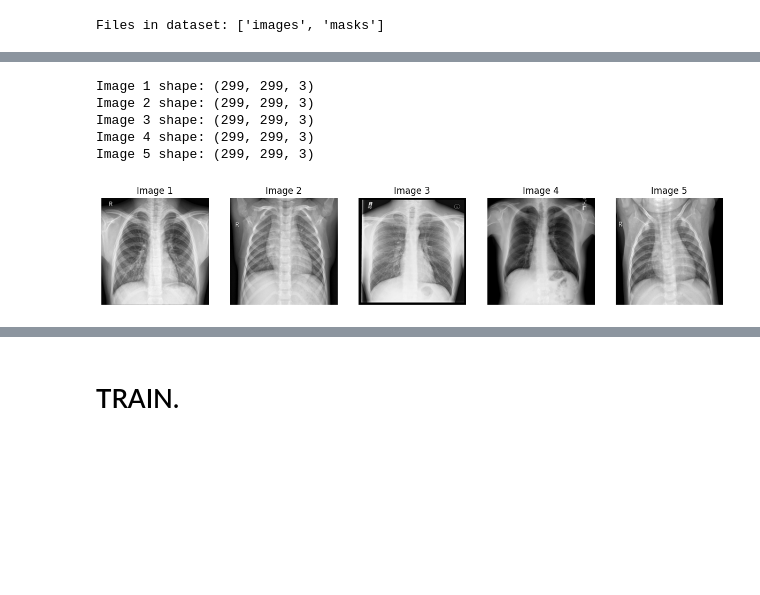
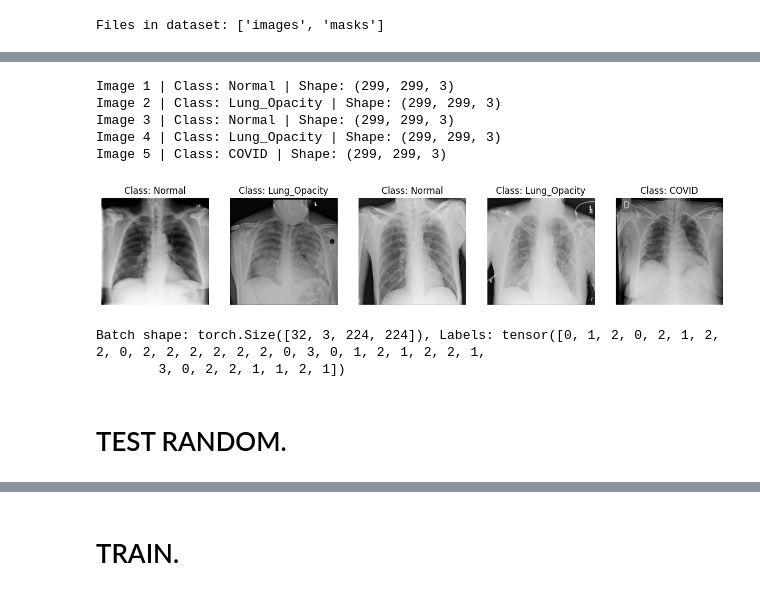
Before and after one commit to MinHius/ViT-CAM-for-Biomedical-Image-Analysis, a Jupyter notebook: vit-cam.ipynb, the cells around one changed output, grey strips where cells are left out. Drawn from its saved outputs; the diff is of its cells as text; code cells hidden in the pictures; blank space fills up the shorter version.

Commit message:
Kaggle Notebook | ViT-CAM | set up dataset

```diff
--- a/vit-cam.ipynb
+++ b/vit-cam.ipynb
@@ -45,32 +126,38 @@ Files in dataset: ['images', 'masks']
 # %%
 import matplotlib.pyplot as plt
 import cv2
+import random
+from glob import glob
 
-# Updated path to the correct folder
-dataset_path = "/kaggle/input/covid19-radiography-database/COVID-19_Radiography_Dataset/Normal/images"
+# Define dataset path (update with 'train', 'val', or 'test')
+dataset_path = "/kaggle/working/covid_split/train"  # Change to 'val' or 'test' if needed
 
-# Get all image file paths
-image_files = [os.path.join(dataset_path, f) for f in os.listdir(dataset_path)]
+# Get all image file paths from subdirectories
+image_files = glob(os.path.join(dataset_path, "*/*.png"))  # Adjust extension if needed
 
-# Select 5 images
-num_images = min(5, len(image_files))  # Ensure we don't exceed available images
+# Randomly select 5 images
+num_images = 5
+selected_images = random.sample(image_files, num_images)  # Random sampling
+
+# Create plot
 fig, axes = plt.subplots(1, num_images, figsize=(15, 5))
 
-for i, img_path in enumerate(image_files[:num_images]):
-    img = cv2.imread(img_path)
-    print(f"Image {i+1} shape: {img.shape}")  # Print shape
-    img = cv2.cvtColor(img, cv2.IMREAD_GRAYSCALE)  # Convert to RGB
+for i, img_path in enumerate(selected_images):
+    img = cv2.imread(img_path)  # Read as grayscale
+    class_name = os.path.basename(os.path.dirname(img_path))  # Extract class from folder name
+
+    print(f"Image {i+1} | Class: {class_name} | Shape: {img.shape}")  # Print class & shape
 
     # Show image
-    axes[i].imshow(img)
-    axes[i].set_title(f"Image {i+1}")  # Title as Image number
+    axes[i].imshow(img, cmap="gray")  # Use 'gray' colormap for grayscale images
+    axes[i].set_title(f"Class: {class_name}")  # Show class as title
     axes[i].axis("off")
 
 plt.show()
 # %% [output]
-Image 1 shape: (299, 299, 3)
-Image 2 shape: (299, 299, 3)
-Image 3 shape: (299, 299, 3)
-Image 4 shape: (299, 299, 3)
-Image 5 shape: (299, 299, 3)
+Image 1 | Class: Normal | Shape: (299, 299, 3)
+Image 2 | Class: Lung_Opacity | Shape: (299, 299, 3)
+Image 3 | Class: Normal | Shape: (299, 299, 3)
+Image 4 | Class: Lung_Opacity | Shape: (299, 299, 3)
+Image 5 | Class: COVID | Shape: (299, 299, 3)
-[figure, old version]
+[figure, new version]
@@ -99,0 +164,27 @@ print("Grayscale conversion complete!")
+# %%
+# Define dataset paths
+train_dir = "/kaggle/working/covid_split/train"
+val_dir = "/kaggle/working/covid_split/val"
+test_dir = "/kaggle/working/covid_split/test"
+
+# Load datasets
+train_dataset = ViTDataset(root=train_dir)
+val_dataset = ViTDataset(root=val_dir)
+test_dataset = ViTDataset(root=test_dir)
+
+# Define batch size
+batch_size = 32
+
+# Create DataLoaders
+train_loader = DataLoader(train_dataset, batch_size=batch_size, shuffle=True, num_workers=2)
+val_loader = DataLoader(val_dataset, batch_size=batch_size, shuffle=False, num_workers=2)
+test_loader = DataLoader(test_dataset, batch_size=batch_size, shuffle=False, num_workers=2)
+
+# Check batch shape
+images, labels = next(iter(train_loader))
+print(f"Batch shape: {images.shape}, Labels: {labels}")
+# %% [output]
+Batch shape: torch.Size([32, 3, 224, 224]), Labels: tensor([0, 1, 2, 0, 2, 1, 2, 2, 0, 2, 2, 2, 2, 2, 2, 0, 3, 0, 1, 2, 1, 2, 2, 1,
+        3, 0, 2, 2, 1, 1, 2, 1])
+# %% [markdown]
+# TEST RANDOM.
```
Also changed, not shown: parts of 7 cells of this notebook.
